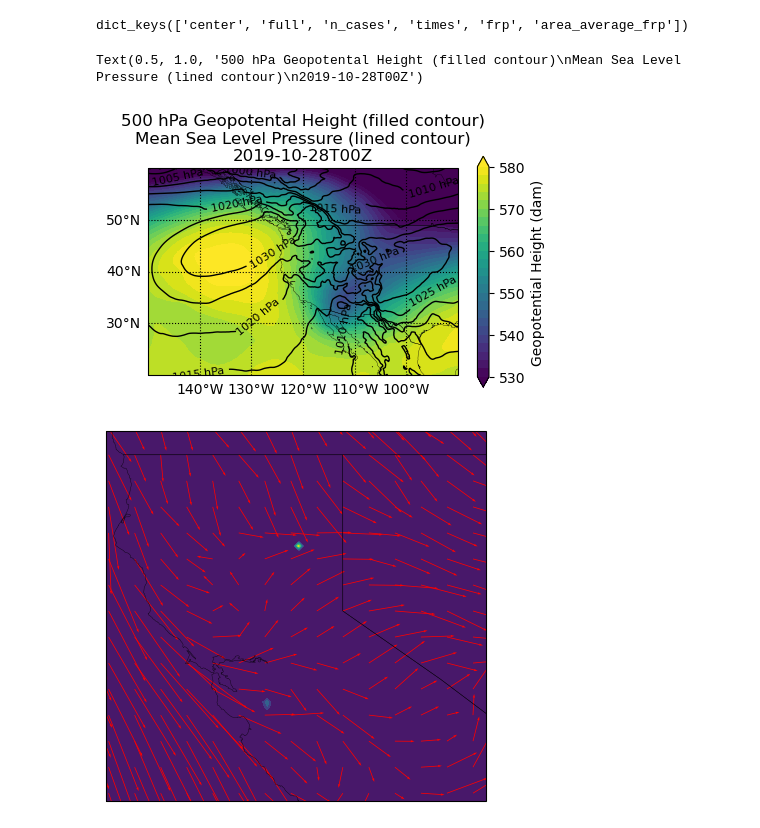
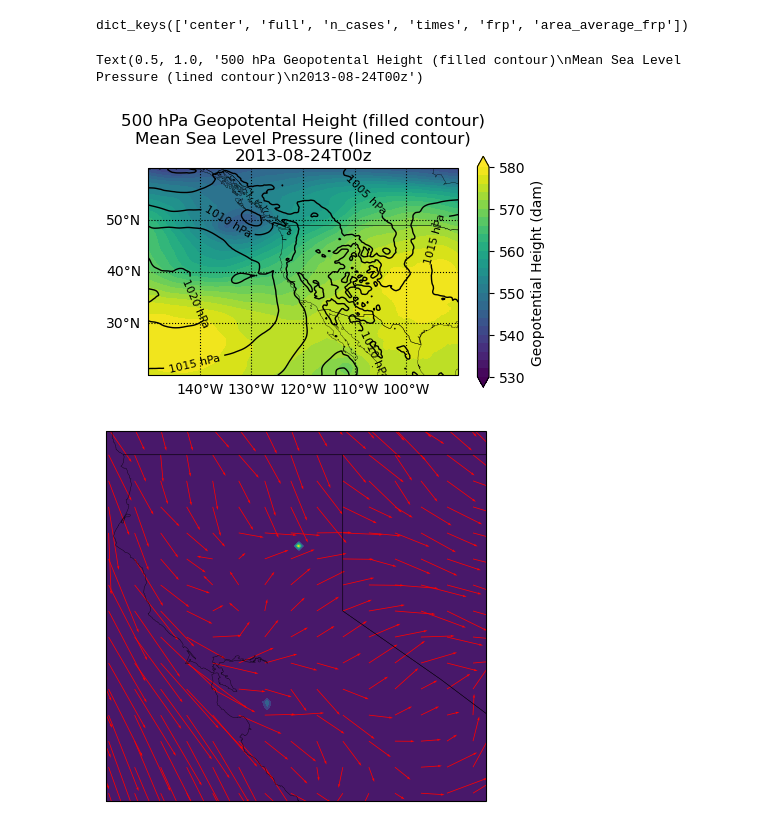
Before and after one commit to aeol1an/NorcalFireRegimes, a Jupyter notebook: analysis.ipynb, the cells around one changed output. Drawn from its saved outputs; the diff is of its cells as text; code cells hidden in the pictures.

```diff
--- a/analysis.ipynb
+++ b/analysis.ipynb
@@ -34,42 +34,43 @@ dict_keys(['center', 'full', 'n_cases', 'times', 'frp', 'area_average_frp'])
 # %%
 i=0
 # %%
-k=0
-time = cu.ts_to_dt('2020-10-27')
+k=4
+date = '2013-08-24'
+time = cu.ts_to_dt(date)
 
 z500min = 530
 z500max = 580
 
 mslpmin = 1000
 mslpmax = 1030
 
 fields = clusters["k"][k]["full"]
 fig = plt.figure(figsize = (5,3))
 ax = plt.axes(projection=ccrs.PlateCarree())
 ax.axis('scaled')
 ax.add_feature(cfeature.NaturalEarthFeature(category='cultural', name='admin_0_countries', scale='50m'), linewidth=0.25, facecolor='none', edgecolor='black', zorder=2)
 ax.set_extent(synoptic_domain, crs=ccrs.PlateCarree())
 
 hgt_cont = ax.contourf(lonlon_syn, latlat_syn, fields.sel(valid_time=time)['z']/100, range(z500min, z500max+1, 2), extend='both')
 cb = fig.colorbar(hgt_cont, ticks = range(z500min, z500max+1, 10), extend='both')
 cb.update_ticks()
 cb.set_label("Geopotential Height (dam)")
 
 mslp_cont = ax.contour(lonlon_syn, latlat_syn, fields.sel(valid_time=time)['msl']/100, range(mslpmin, mslpmax+1, 5), linewidths=1, colors='black')
 ax.clabel(mslp_cont, range(mslpmin, mslpmax+1, 5), inline=True, fmt = lambda x: f"{round(x)} hPa", fontsize=8)
 
 gl_interval = 10
 gl = ax.gridlines(color="black", linestyle="dotted", draw_labels=True, x_inline=False, y_inline=False)
 gl.xlocator = plt.MultipleLocator(gl_interval)
 gl.ylocator = plt.MultipleLocator(gl_interval)
 gl.right_labels=False
 gl.top_labels=False
 gl.rotate_labels=False
 
-plt.title("500 hPa Geopotental Height (filled contour)\nMean Sea Level Pressure (lined contour)\n2019-10-28T00Z")
+plt.title("500 hPa Geopotental Height (filled contour)\nMean Sea Level Pressure (lined contour)\n"+date+"T00z")
 # %% [output]
-Text(0.5, 1.0, '500 hPa Geopotental Height (filled contour)\nMean Sea Level Pressure (lined contour)\n2019-10-28T00Z')
+Text(0.5, 1.0, '500 hPa Geopotental Height (filled contour)\nMean Sea Level Pressure (lined contour)\n2013-08-24T00z')
-[figure, old version]
+[figure, new version]
 # %%
 lonlon_frp, latlat_frp = np.meshgrid(clusters["coords"]['lon_frp'], clusters["coords"]['lat_frp'])
 ax = plt.axes(projection=ccrs.PlateCarree())
```
Also changed, not shown: parts of 4 cells of this notebook.
